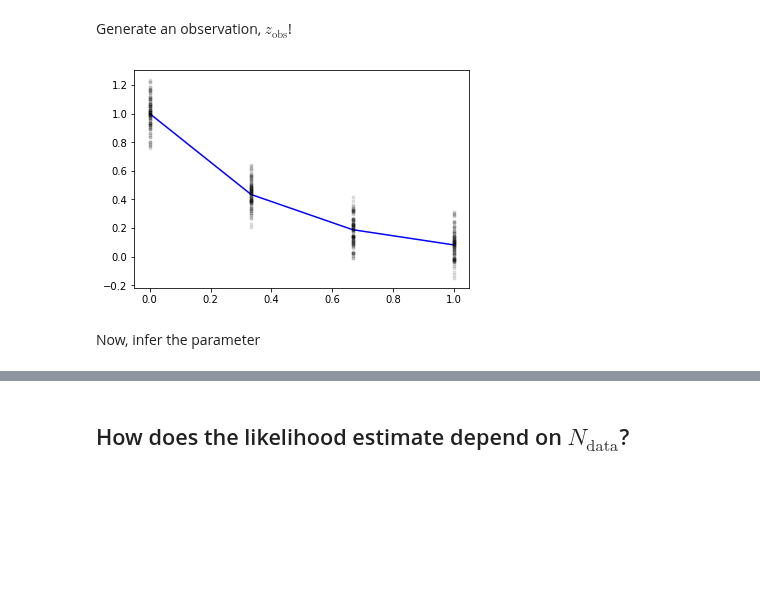
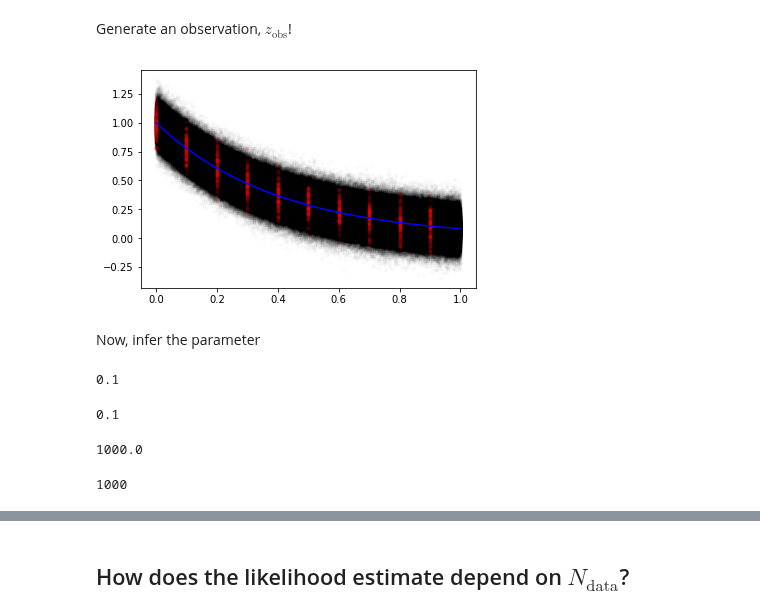
Before and after one commit to robineriksson/BAIP, a Jupyter notebook: modelProblem/CODE/exploreModel.ipynb, the cells around one changed output, grey strips where cells are left out. Saved outputs shown, nothing was run; the diff lists cells and outputs as text; code cells hidden in the pictures; blank space fills up the shorter version.

```diff
--- a/modelProblem/CODE/exploreModel.ipynb
+++ b/modelProblem/CODE/exploreModel.ipynb
@@ -275,7 +280,7 @@ class Gprior:
 Generate an observation, $z_\text{obs}$!
 # %%
 theta_true = -2.5
-delta_T = 0.25
+delta_T = 1e-4
 t_vec = np.linspace(0,1,int(1/delta_T))
 y_true = model_analytic(theta_true, t_vec)
 scale = 0.1
@@ -284,11 +289,30 @@ z_obs = np.empty([N_data, len(y_true)])
 for i in range(N_data):
     z_obs[i,:] = (observation(y_true, scale))
 # %%
+for i in range(N_data):
+    plt.plot(t_vec, z_obs[i,:], '.k', alpha = 0.01)
+for i in range(N_data):
+    plt.plot(t_vec[::1000], z_obs[i,::1000], '.r', alpha = 0.1)
 plt.plot(t_vec, y_true, 'b')
-for i in range(N_data):
-    plt.plot(t_vec, z_obs[i,:], '.k', alpha = 0.1)
 plt.show()
 # %% [output]
-[figure, old version]
+[figure, new version]
 # %% [markdown]
 Now, infer the parameter
+# %%
+delta_T*1000
+# %% [output]
+0.1
+# %%
+N_times = 10
+1/N_times
+# %% [output]
+0.1
+# %%
+1/(N_times*delta_T)
+# %% [output]
+1000.0
+# %%
+dt_by
+# %% [output]
+1000
```
Also changed, not shown: parts of 24 cells of this notebook, 2 other files.
